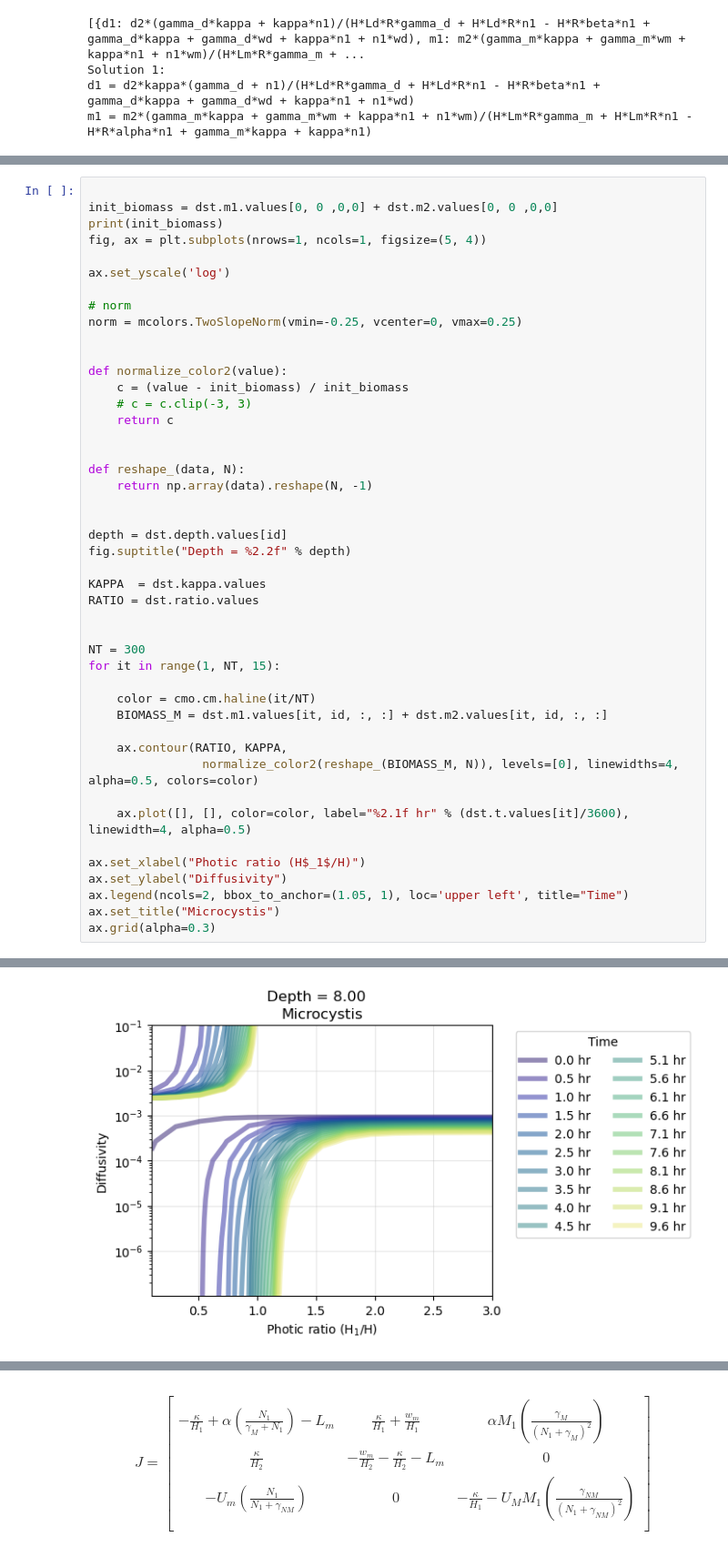
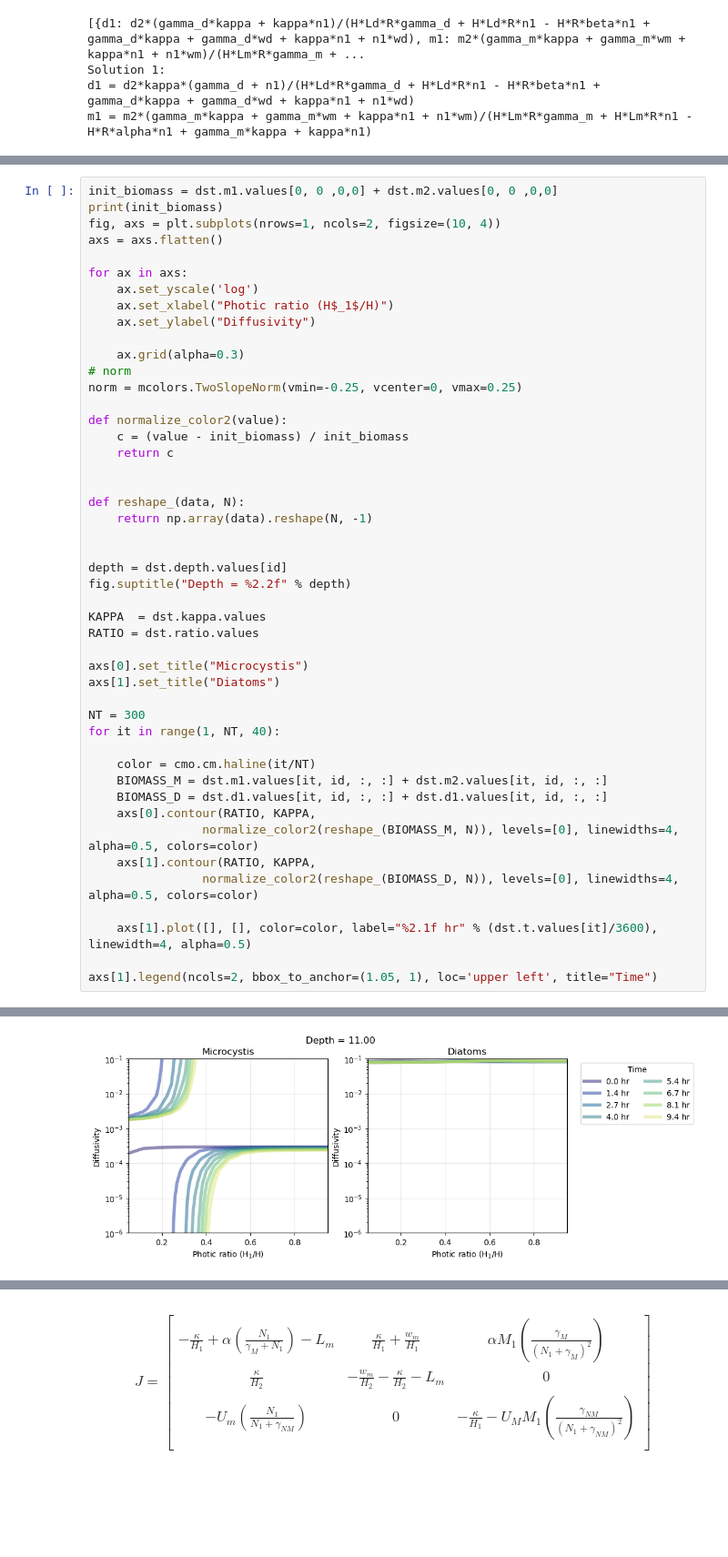
Before and after one commit to sienna-white/box_model, a Jupyter notebook: two_species.ipynb, the cells around one changed output, grey strips where cells are left out. Shown at 91% size. Saved outputs shown, nothing was run; the diff lists cells and outputs as text; blank space fills up the shorter version.

```diff
--- a/two_species.ipynb
+++ b/two_species.ipynb
@@ -317,18 +320,20 @@ for ax in axs:
 # %%
-
 init_biomass = dst.m1.values[0, 0 ,0,0] + dst.m2.values[0, 0 ,0,0]
 print(init_biomass)
-fig, ax = plt.subplots(nrows=1, ncols=1, figsize=(5, 4))
+fig, axs = plt.subplots(nrows=1, ncols=2, figsize=(10, 4))
+axs = axs.flatten()
 
-ax.set_yscale('log')
+for ax in axs:
+    ax.set_yscale('log')
+    ax.set_xlabel("Photic ratio (H$_1$/H)")
+    ax.set_ylabel("Diffusivity")
 
+    ax.grid(alpha=0.3)
 # norm
 norm = mcolors.TwoSlopeNorm(vmin=-0.25, vcenter=0, vmax=0.25)
 
-
 def normalize_color2(value):
     c = (value - init_biomass) / init_biomass
-    # c = c.clip(-3, 3)
     return c
 
 
@@ -342,22 +347,22 @@ fig.suptitle("Depth = %2.2f" % depth)
 KAPPA  = dst.kappa.values
 RATIO = dst.ratio.values
 
+axs[0].set_title("Microcystis")
+axs[1].set_title("Diatoms")
 
 NT = 300
-for it in range(1, NT, 15):
+for it in range(1, NT, 40):
 
     color = cmo.cm.haline(it/NT)
     BIOMASS_M = dst.m1.values[it, id, :, :] + dst.m2.values[it, id, :, :]
+    BIOMASS_D = dst.d1.values[it, id, :, :] + dst.d1.values[it, id, :, :]
+    axs[0].contour(RATIO, KAPPA,
+                normalize_color2(reshape_(BIOMASS_M, N)), levels=[0], linewidths=4, alpha=0.5, colors=color)
+    axs[1].contour(RATIO, KAPPA,
+                normalize_color2(reshape_(BIOMASS_D, N)), levels=[0], linewidths=4, alpha=0.5, colors=color)
 
-    ax.contour(RATIO, KAPPA,
-                normalize_color2(reshape_(BIOMASS_M, N)), levels=[0], linewidths=4, alpha=0.5, colors=color)
+    axs[1].plot([], [], color=color, label="%2.1f hr" % (dst.t.values[it]/3600), linewidth=4, alpha=0.5)
 
-    ax.plot([], [], color=color, label="%2.1f hr" % (dst.t.values[it]/3600), linewidth=4, alpha=0.5)
-
-ax.set_xlabel("Photic ratio (H$_1$/H)")
-ax.set_ylabel("Diffusivity")
-ax.legend(ncols=2, bbox_to_anchor=(1.05, 1), loc='upper left', title="Time")
-ax.set_title("Microcystis")
-ax.grid(alpha=0.3)
+axs[1].legend(ncols=2, bbox_to_anchor=(1.05, 1), loc='upper left', title="Time")
 # %% [output]
 1600000.0
@@ -364,2 +370,2 @@ ax.grid(alpha=0.3)
-[figure, old version]
+[figure, new version]
 # %%
```
Also changed, not shown: parts of 14 cells of this notebook, 4 other files.
